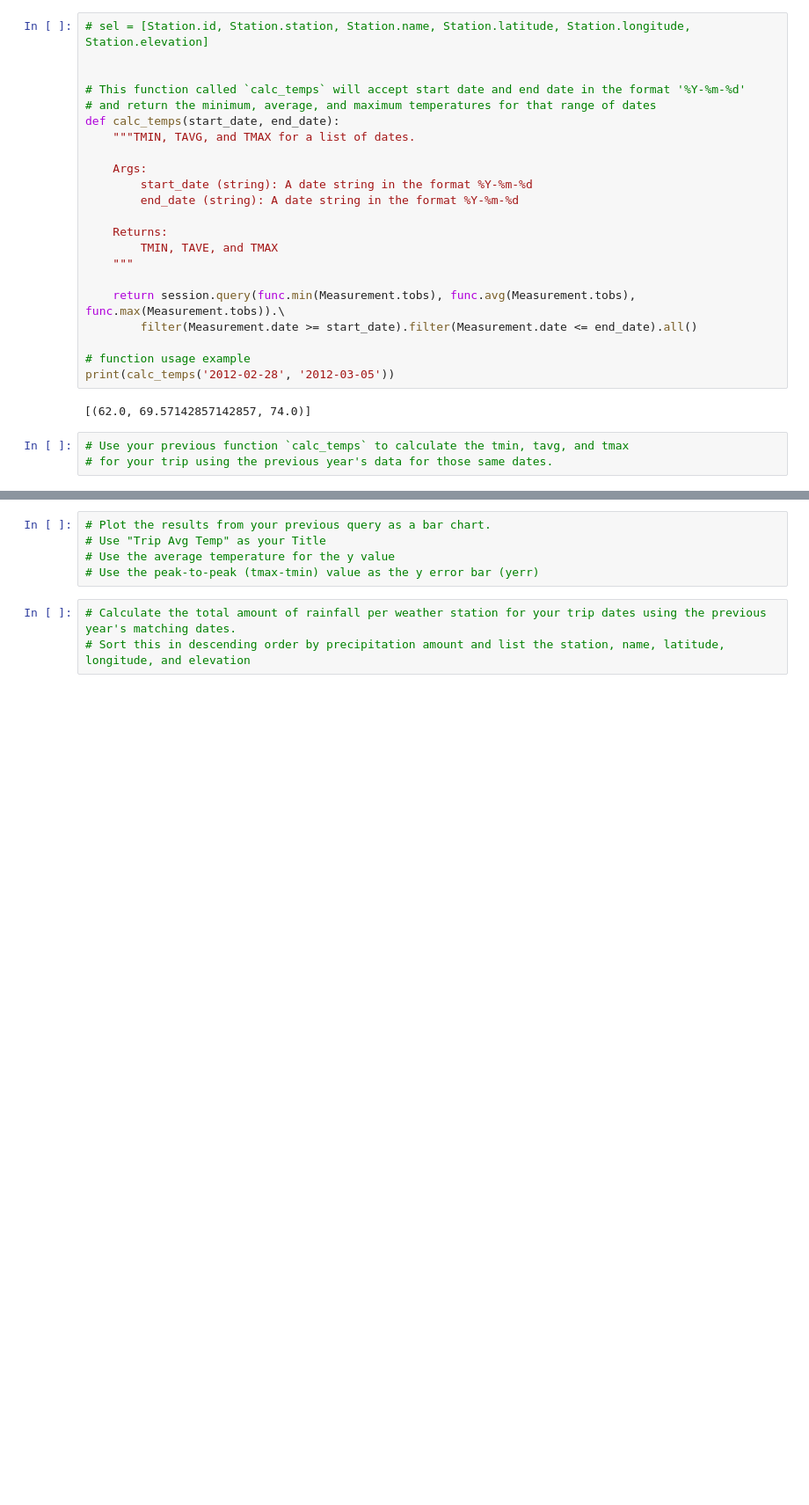
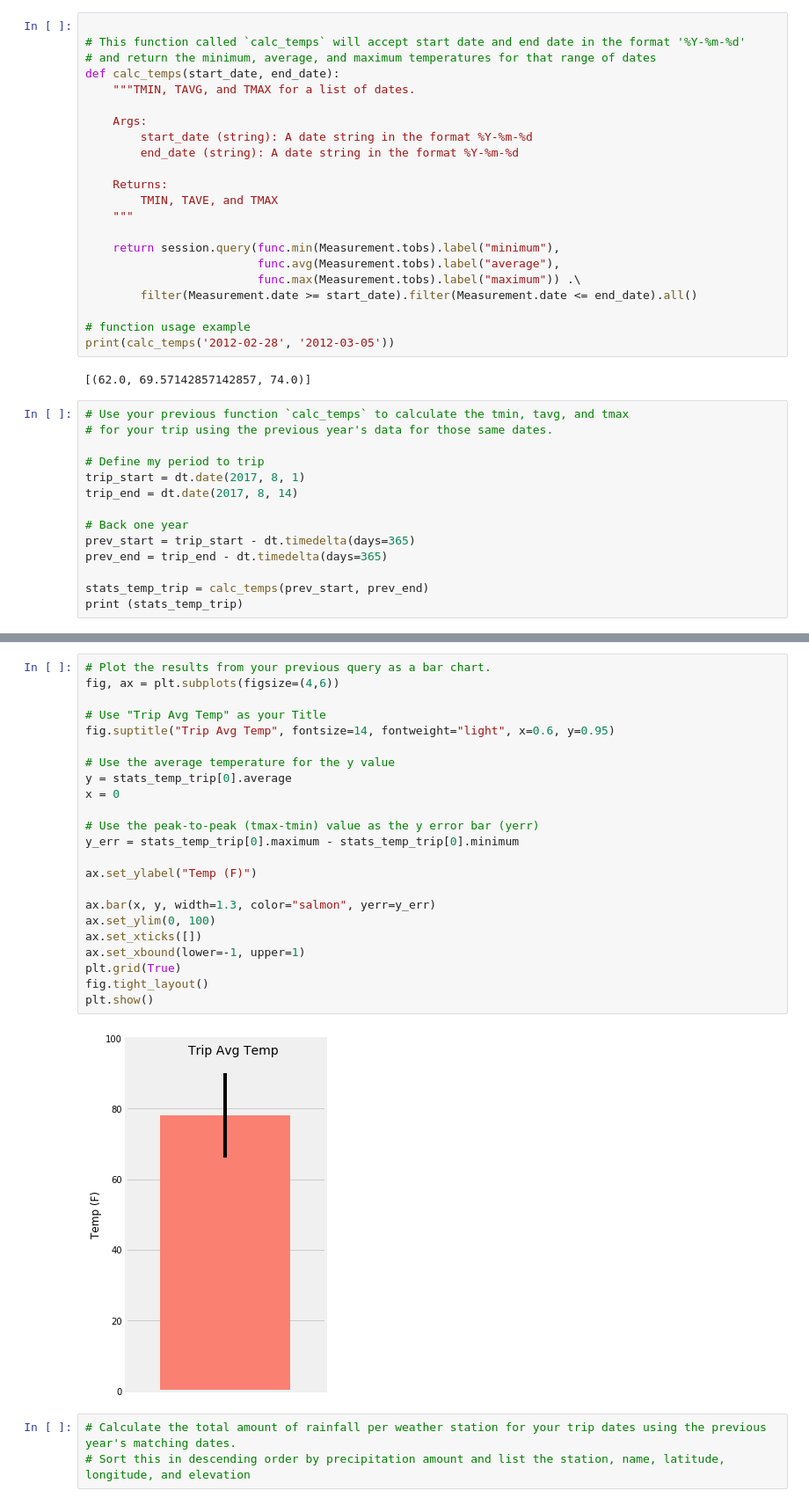
Before and after one commit to pamcuellas/ClimateAnalysisAndExploration, a Jupyter notebook: ClimateAnalysisAndExploration.ipynb, the cells around one changed output, grey strips where cells are left out. Shown at 88% size. Cells and saved outputs as stored; diff of their text form; blank space fills up the shorter version.

```diff
--- a/ClimateAnalysisAndExploration.ipynb
+++ b/ClimateAnalysisAndExploration.ipynb
@@ -172,6 +249,4 @@ USC00514830
 # %%
-# sel = [Station.id, Station.station, Station.name, Station.latitude, Station.longitude, Station.elevation]
-
 
 # This function called `calc_temps` will accept start date and end date in the format '%Y-%m-%d'
 # and return the minimum, average, and maximum temperatures for that range of dates
@@ -186,7 +261,9 @@ def calc_temps(start_date, end_date):
         TMIN, TAVE, and TMAX
     """
 
-    return session.query(func.min(Measurement.tobs), func.avg(Measurement.tobs), func.max(Measurement.tobs)).\
+    return session.query(func.min(Measurement.tobs).label("minimum"),
+                         func.avg(Measurement.tobs).label("average"),
+                         func.max(Measurement.tobs).label("maximum")) .\
         filter(Measurement.date >= start_date).filter(Measurement.date <= end_date).all()
 
 # function usage example
@@ -196,3 +273,14 @@ print(calc_temps('2012-02-28', '2012-03-05'))
 # %%
 # Use your previous function `calc_temps` to calculate the tmin, tavg, and tmax
 # for your trip using the previous year's data for those same dates.
+
+# Define my period to trip
+trip_start = dt.date(2017, 8, 1)
+trip_end = dt.date(2017, 8, 14)
+
+# Back one year
+prev_start = trip_start - dt.timedelta(days=365)
+prev_end = trip_end - dt.timedelta(days=365)
+
+stats_temp_trip = calc_temps(prev_start, prev_end)
+print (stats_temp_trip)
@@ -199,8 +289,28 @@ print(calc_temps('2012-02-28', '2012-03-05'))
 # %%
 # Plot the results from your previous query as a bar chart.
+fig, ax = plt.subplots(figsize=(4,6))
+
 # Use "Trip Avg Temp" as your Title
+fig.suptitle("Trip Avg Temp", fontsize=14, fontweight="light", x=0.6, y=0.95)
+
 # Use the average temperature for the y value
+y = stats_temp_trip[0].average
+x = 0
+
 # Use the peak-to-peak (tmax-tmin) value as the y error bar (yerr)
+y_err = stats_temp_trip[0].maximum - stats_temp_trip[0].minimum
+
+ax.set_ylabel("Temp (F)")
+
+ax.bar(x, y, width=1.3, color="salmon", yerr=y_err)
+ax.set_ylim(0, 100)
+ax.set_xticks([])
+ax.set_xbound(lower=-1, upper=1)
+plt.grid(True)
+fig.tight_layout()
+plt.show()
+# %% [output]
+[figure, added]
 # %%
 # Calculate the total amount of rainfall per weather station for your trip dates using the previous year's matching dates.
 # Sort this in descending order by precipitation amount and list the station, name, latitude, longitude, and elevation
```
Also changed, not shown: parts of 12 cells of this notebook, 2 other files.
